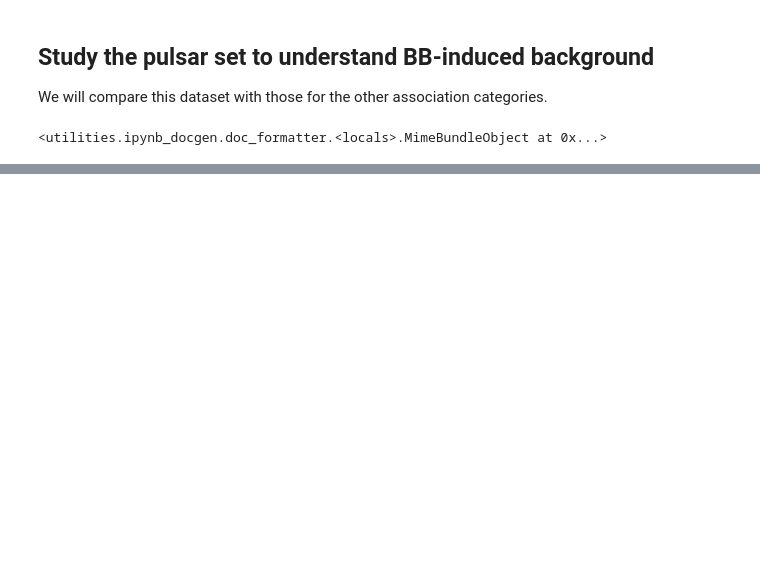
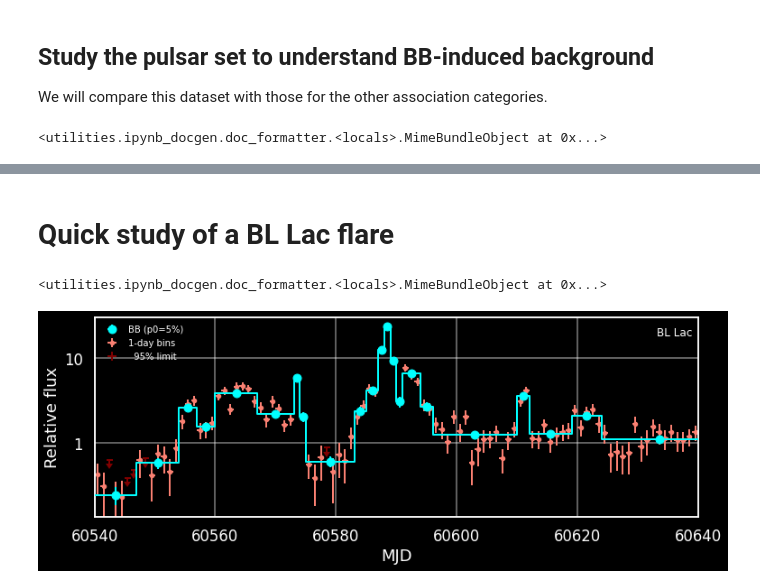
Before and after one commit to tburnett/agnsteps, a Jupyter notebook: single-steps.ipynb, the cells around one changed output, grey strips where cells are left out. Drawn from its saved outputs; the diff is of its cells as text; code cells hidden in the pictures; blank space fills up the shorter version.

```diff
--- a/single-steps.ipynb
+++ b/single-steps.ipynb
@@ -127,0 +295,12 @@ Look for those with a step in the middle...
+# %%
+from wtlike import *
+show(f"""# Quick study of a BL Lac  flare""")
+with capture_hide('Printout') as out:
+    wtl = WtLike('BL Lac', time_bins=(60540,0,1))
+    bb = wtl.bb_view()
+show(out)
+bb.plot(xlim=(60540, 60640), yscale='log');
+# %% [output]
+# Quick study of a BL Lac  flare
+<utilities.ipynb_docgen.doc_formatter.<locals>.MimeBundleObject at 0x...>
+[figure, added]
```
Also changed, not shown: parts of 11 cells of this notebook, 7 other files.
